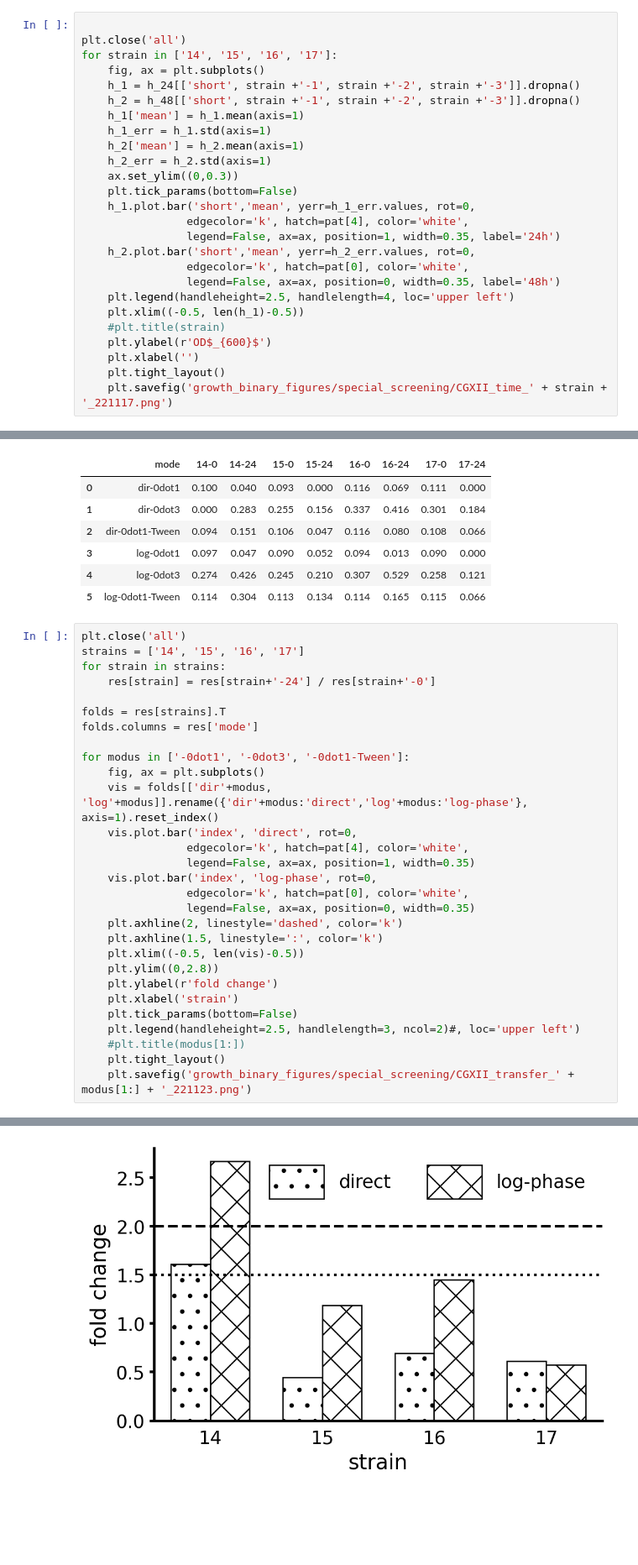
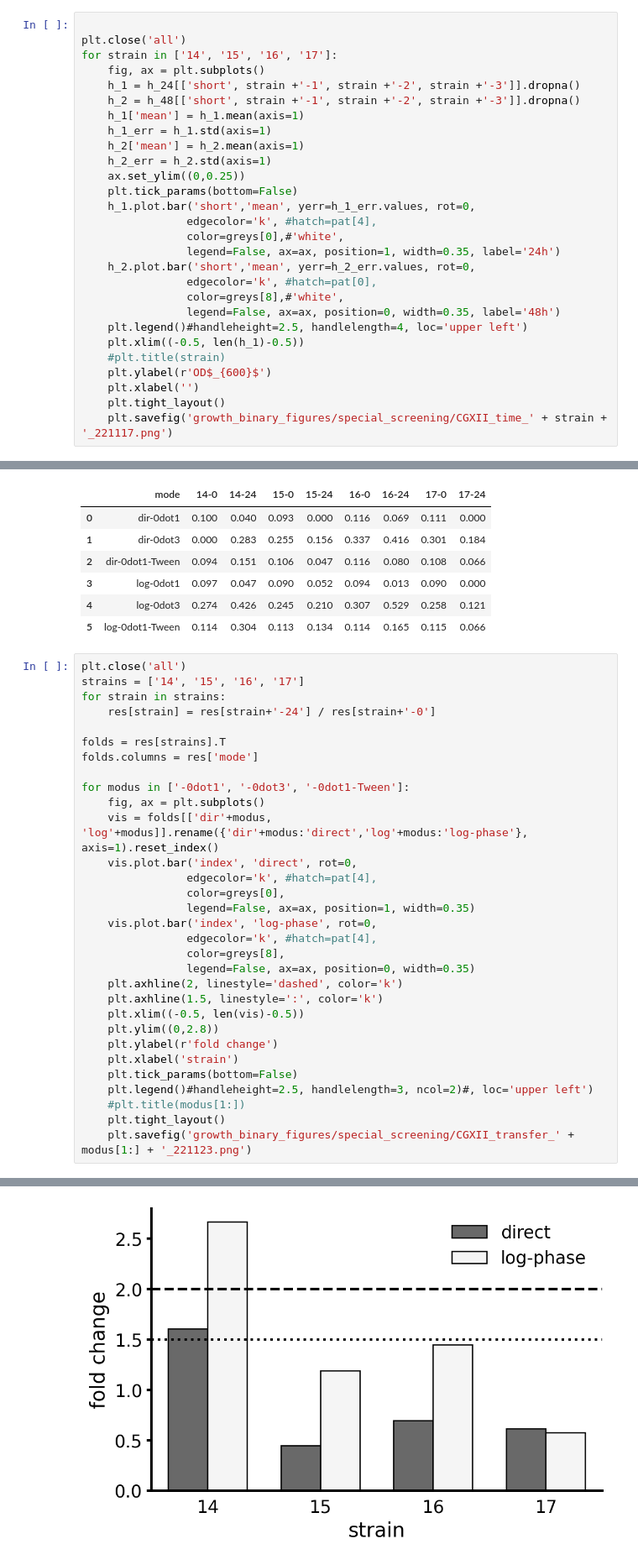
Before and after one commit to draeger-lab/C_striatum_wetlab, a Jupyter notebook: growth_binary/growth_binary.ipynb, the cells around one changed output, grey strips where cells are left out. Shown at 84% size. Cells and saved outputs as stored; diff of their text form; blank space fills up the shorter version.

```diff
--- a/growth_binary/growth_binary.ipynb
+++ b/growth_binary/growth_binary.ipynb
@@ -72,15 +74,17 @@ for strain in ['14', '15', '16', '17']:
     h_1_err = h_1.std(axis=1)
     h_2['mean'] = h_2.mean(axis=1)
     h_2_err = h_2.std(axis=1)
-    ax.set_ylim((0,0.3))
+    ax.set_ylim((0,0.25))
     plt.tick_params(bottom=False)
     h_1.plot.bar('short','mean', yerr=h_1_err.values, rot=0,
-                edgecolor='k', hatch=pat[4], color='white',
+                edgecolor='k', #hatch=pat[4],
+                color=greys[0],#'white',
                 legend=False, ax=ax, position=1, width=0.35, label='24h')
     h_2.plot.bar('short','mean', yerr=h_2_err.values, rot=0,
-                edgecolor='k', hatch=pat[0], color='white',
+                edgecolor='k', #hatch=pat[0],
+                color=greys[8],#'white',
                 legend=False, ax=ax, position=0, width=0.35, label='48h')
-    plt.legend(handleheight=2.5, handlelength=4, loc='upper left')
+    plt.legend()#handleheight=2.5, handlelength=4, loc='upper left')
     plt.xlim((-0.5, len(h_1)-0.5))
     #plt.title(strain)
     plt.ylabel(r'OD$_{600}$')
@@ -122,10 +126,12 @@ for modus in ['-0dot1', '-0dot3', '-0dot1-Tween']:
     fig, ax = plt.subplots()
     vis = folds[['dir'+modus, 'log'+modus]].rename({'dir'+modus:'direct','log'+modus:'log-phase'}, axis=1).reset_index()
     vis.plot.bar('index', 'direct', rot=0,
-                edgecolor='k', hatch=pat[4], color='white',
+                edgecolor='k', #hatch=pat[4],
+                color=greys[0],
                 legend=False, ax=ax, position=1, width=0.35)
     vis.plot.bar('index', 'log-phase', rot=0,
-                edgecolor='k', hatch=pat[0], color='white',
+                edgecolor='k', #hatch=pat[4],
+                color=greys[8],
                 legend=False, ax=ax, position=0, width=0.35)
     plt.axhline(2, linestyle='dashed', color='k')
     plt.axhline(1.5, linestyle=':', color='k')
@@ -134,7 +140,7 @@ for modus in ['-0dot1', '-0dot3', '-0dot1-Tween']:
     plt.ylabel(r'fold change')
     plt.xlabel('strain')
     plt.tick_params(bottom=False)
-    plt.legend(handleheight=2.5, handlelength=3, ncol=2)#, loc='upper left')
+    plt.legend()#handleheight=2.5, handlelength=3, ncol=2)#, loc='upper left')
     #plt.title(modus[1:])
     plt.tight_layout()
     plt.savefig('growth_binary_figures/special_screening/CGXII_transfer_' + modus[1:] + '_221123.png')
@@ -144,4 +150,4 @@ for modus in ['-0dot1', '-0dot3', '-0dot1-Tween']:
-[figure, old version]
+[figure, new version]
 # %% [markdown]
 ### Comparison of different transfer methods
 
```
Also changed, not shown: parts of 6 cells of this notebook, 21 other files.
